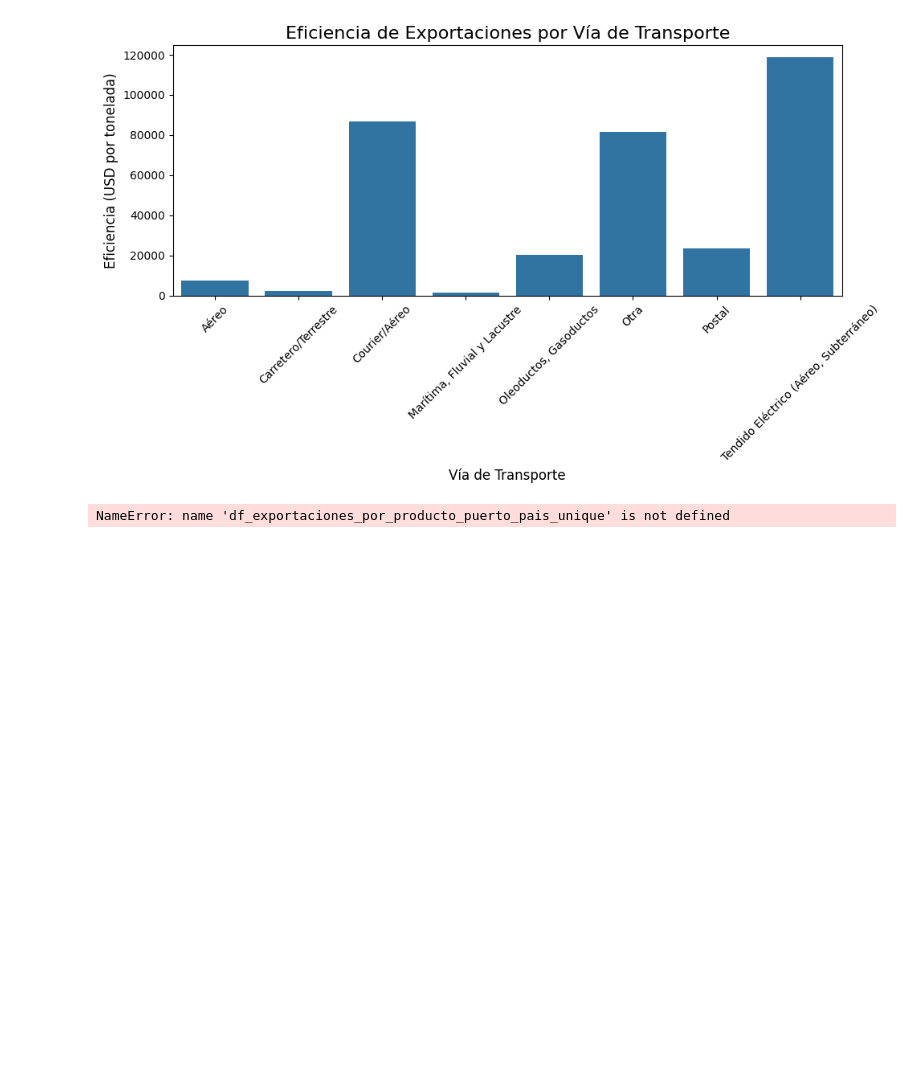
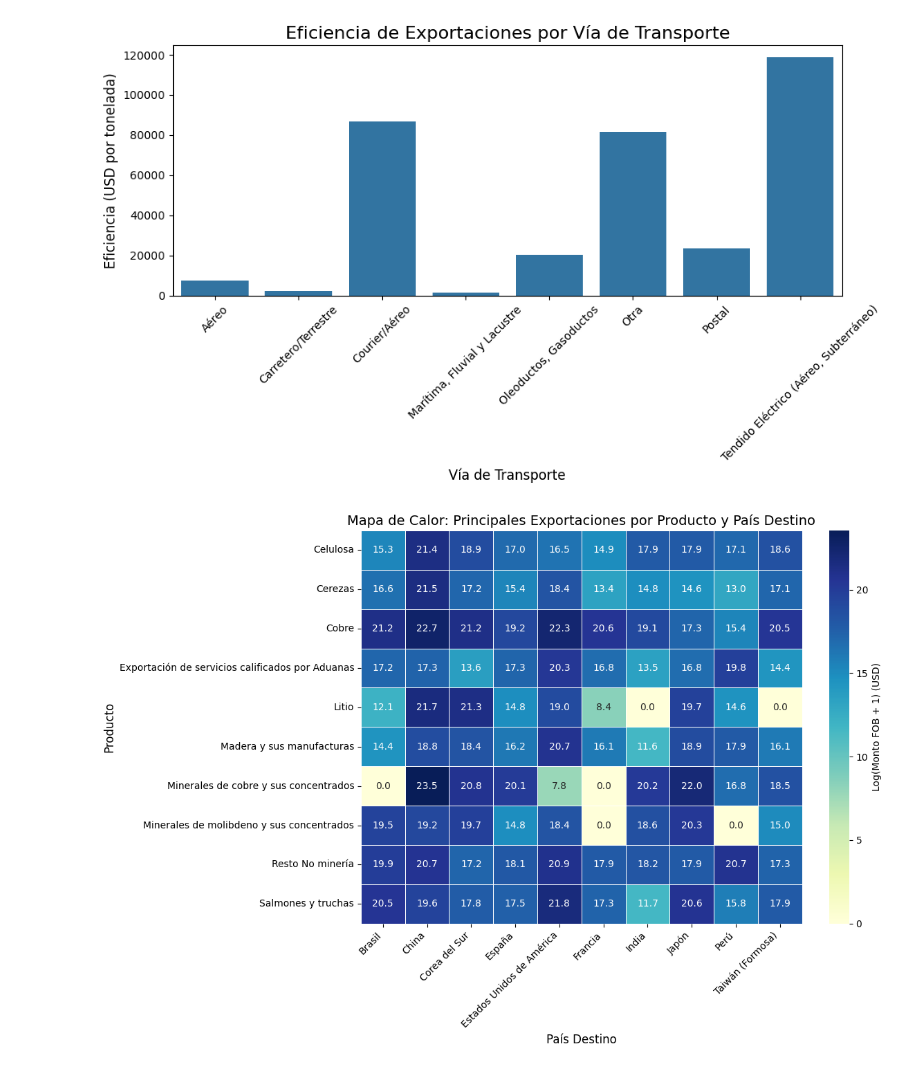
Before and after one commit to ebarzeb/PORTAFOLIO-ANALISIS-DE-DATOS, a Jupyter notebook: proyecto exportaciones chile 2023.ipynb, the cells around one changed output. Cells and saved outputs as stored; diff of their text form; code cells hidden in the pictures; blank space fills up the shorter version.

```diff
--- a/proyecto exportaciones chile 2023.ipynb
+++ b/proyecto exportaciones chile 2023.ipynb
@@ -1148,34 +1197,42 @@ plt.show()
 # %% [output]
 [figure]
 # %%
-# Filtrar los 10 productos más exportados
-top_productos = df_exportaciones_por_producto_puerto_pais_unique.groupby('producto')['monto_fob_usd'].sum().nlargest(10).index
-filtered_data = df_exportaciones_por_producto_puerto_pais_unique[df_exportaciones_por_producto_puerto_pais_unique['producto'].isin(top_productos)]
+# Filtrar solo montos positivos para evitar problemas en la suma
+df_exp_filtrado = df_exp[df_exp['monto_fob_usd'] > 0].copy()
 
-# Filtrar los 10 países principales
+# Obtener los 10 productos más exportados
+top_productos = df_exp_filtrado.groupby('producto')['monto_fob_usd'].sum().nlargest(10).index
+filtered_data = df_exp_filtrado[df_exp_filtrado['producto'].isin(top_productos)]
+
+# Obtener los 10 países principales por monto exportado
 top_paises = filtered_data.groupby('pais_destino')['monto_fob_usd'].sum().nlargest(10).index
 filtered_data = filtered_data[filtered_data['pais_destino'].isin(top_paises)]
 
-# Preparar datos para el mapa de calor
+# **Solución: Asegurar combinaciones únicas sumando los valores**
+filtered_data = filtered_data.groupby(['producto', 'pais_destino'])['monto_fob_usd'].sum().reset_index()
+
+# Crear la tabla para el mapa de calor
 heatmap_data_filtered = filtered_data.pivot(index='producto', columns='pais_destino', values='monto_fob_usd').fillna(0)
-log_heatmap_data_filtered = np.log1p(heatmap_data_filtered)  # Escala logarítmica
+
+# Aplicar escala logarítmica para mejorar la visualización
+log_heatmap_data_filtered = np.log1p(heatmap_data_filtered)
 
 # Crear el mapa de calor
 plt.figure(figsize=(12, 8))
 sns.heatmap(
     log_heatmap_data_filtered,
     cmap='YlGnBu',
     linewidths=0.5,
     annot=True,
     fmt='.1f',
     cbar_kws={'label': 'Log(Monto FOB + 1) (USD)'}
 )
 
 plt.title('Mapa de Calor: Principales Exportaciones por Producto y País Destino', fontsize=14)
 plt.xlabel('País Destino', fontsize=12)
 plt.ylabel('Producto', fontsize=12)
 plt.xticks(rotation=45, ha='right')
 plt.tight_layout()
 plt.show()
 # %% [output]
-NameError: name 'df_exportaciones_por_producto_puerto_pais_unique' is not defined
+[figure, added]
```
Also changed, not shown: parts of 18 cells of this notebook.
